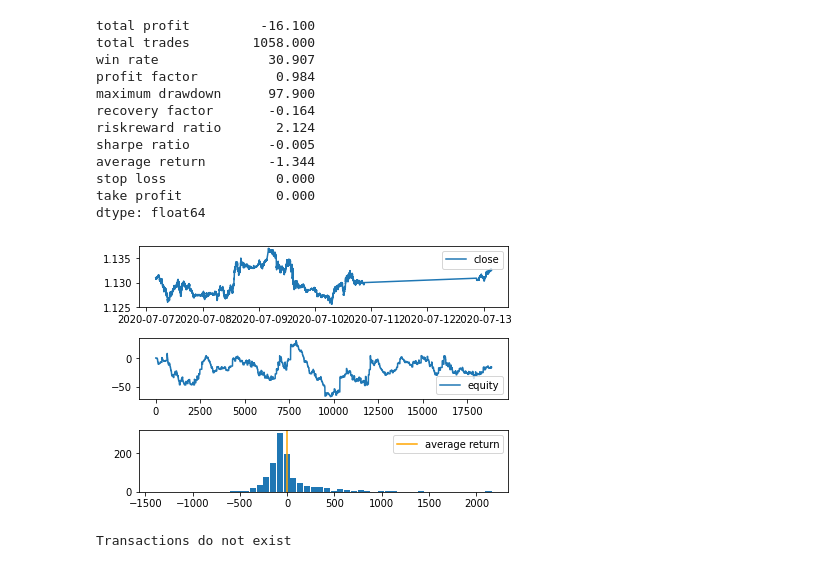
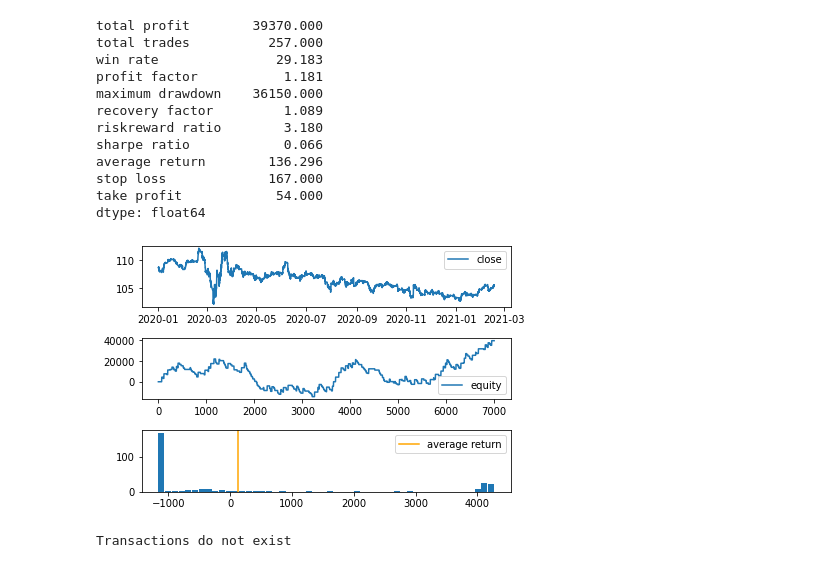
Before and after one commit to Rio114/practice, a Jupyter notebook: trade/fx/sample_oanda.ipynb, the cells around one changed output. Saved outputs shown, nothing was run; the diff lists cells and outputs as text; code cells hidden in the pictures.

```diff
--- a/trade/fx/sample_oanda.ipynb
+++ b/trade/fx/sample_oanda.ipynb
@@ -8,8 +8,8 @@ from oanda_bot import Bot
 
 class MyBot(Bot):
     def strategy(self):
-        fast_ma = self.sma(period=5)
-        slow_ma = self.sma(period=25)
+        fast_ma = self.sma(period=9)
+        slow_ma = self.sma(period=29)
         # golden cross
         self.sell_exit = self.buy_entry = (fast_ma > slow_ma) & (
             fast_ma.shift() <= slow_ma.shift()
@@ -18,28 +18,30 @@ class MyBot(Bot):
         self.buy_exit = self.sell_entry = (fast_ma < slow_ma) & (
             fast_ma.shift() >= slow_ma.shift()
         )
+        self.stop_loss = 12
+        self.take_profit = 44
 # %%
 MyBot(
     account_id=account,
     access_token=token,
     environment='live',
-    instrument='EUR_USD',
-    granularity='S15', # 15 second candlestick
-).backtest(from_date="2020-7-7", to_date="2020-7-13", filename="backtest.png")
+    instrument='USD_JPY',
+    granularity='H1',
+).backtest(from_date="2020-1-1", to_date="2021-2-14", filename="backtest.png")
 # %% [output]
-total profit         -16.100
-total trades        1058.000
-win rate              30.907
-profit factor          0.984
-maximum drawdown      97.900
-recovery factor       -0.164
-riskreward ratio       2.124
-sharpe ratio          -0.005
-average return        -1.344
-stop loss              0.000
-take profit            0.000
+total profit        39370.000
+total trades          257.000
+win rate               29.183
+profit factor           1.181
+maximum drawdown    36150.000
+recovery factor         1.089
+riskreward ratio        3.180
+sharpe ratio            0.066
+average return        136.296
+stop loss             167.000
+take profit            54.000
 dtype: float64
-[figure, old version]
+[figure, new version]
 # %%
 MyBot(
     account_id=account,
```
Also changed, not shown: 3 other files.
